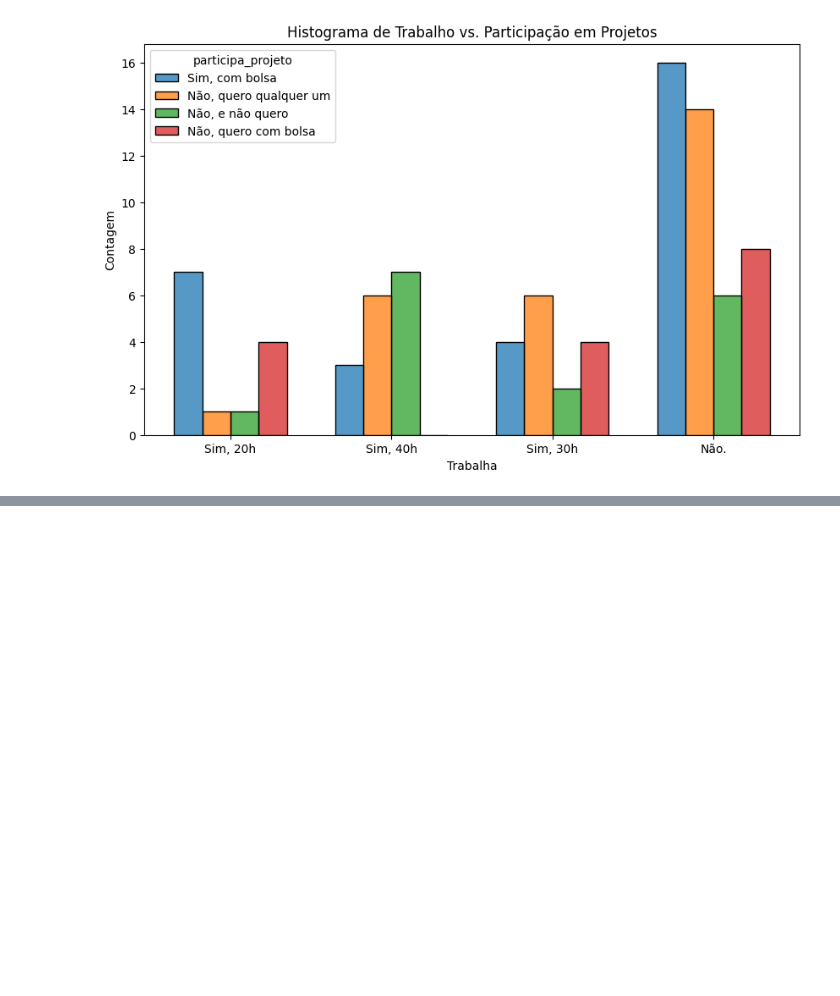
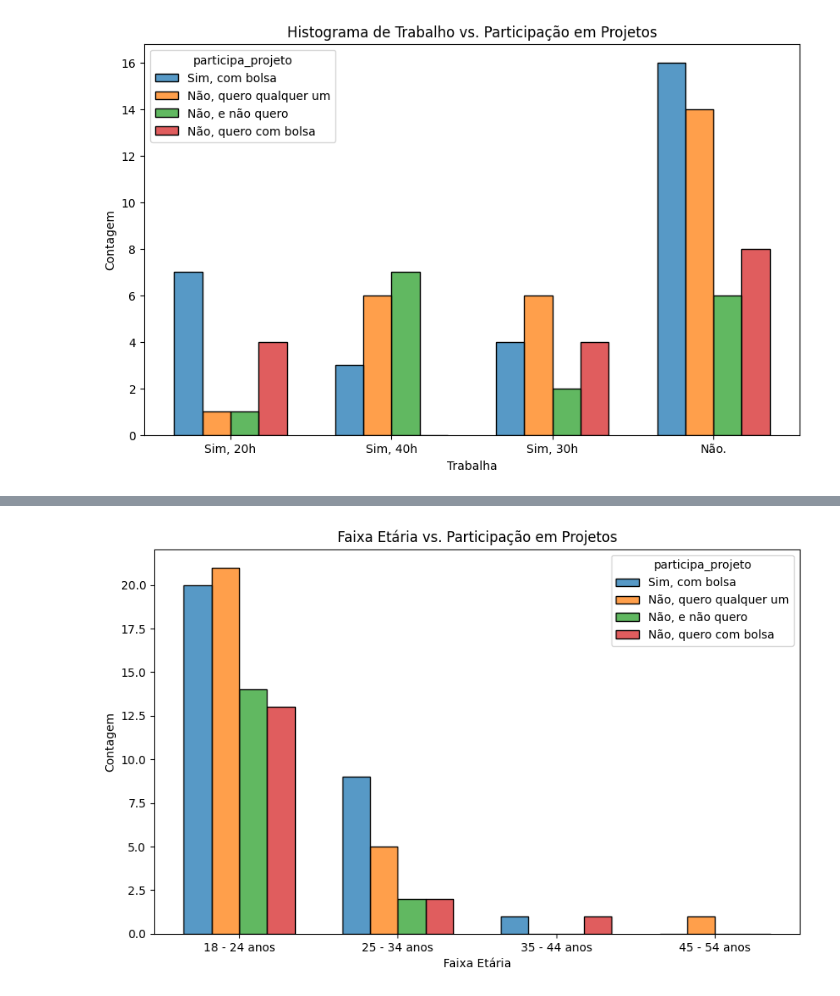
Before and after one commit to laryyssa/si_ihc, a Jupyter notebook: research.ipynb, the cells around one changed output, grey strips where cells are left out. Drawn from its saved outputs; the diff is of its cells as text; code cells hidden in the pictures; blank space fills up the shorter version.

```diff
--- a/research.ipynb
+++ b/research.ipynb
@@ -234,0 +233,9 @@ plt.show()
+# %%
+plt.figure(figsize=(10,6))
+sns.histplot(data=df, x='idade', hue='participa_projeto',multiple="dodge", shrink=0.7)
+plt.xlabel('Faixa Etária')
+plt.ylabel('Contagem')
+plt.title('Faixa Etária vs. Participação em Projetos')
+plt.show()
+# %% [output]
+[figure, added]
```
Also changed, not shown: parts of 8 cells of this notebook.
